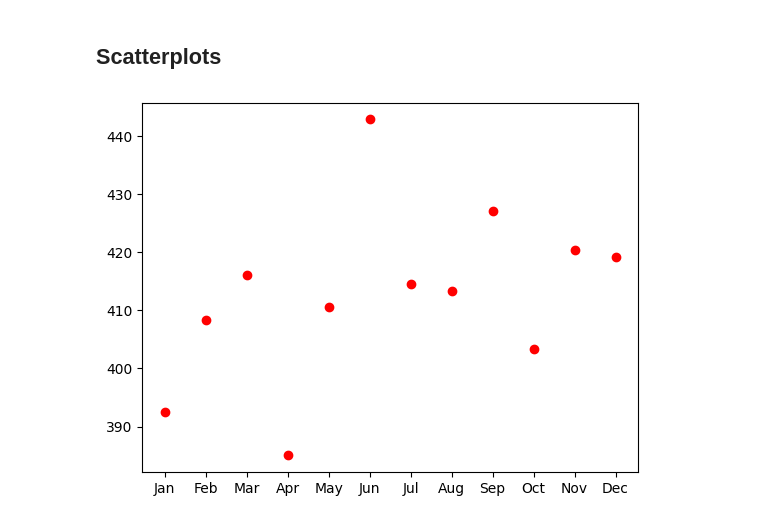
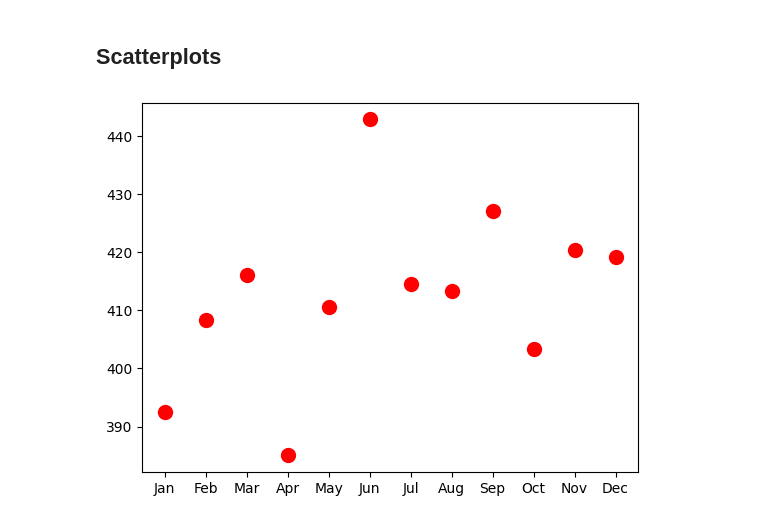
Before and after one commit to PaulToronto/DataCamp---Finance-Fundamentals-in-Python, a Jupyter notebook: 1_4_Visualization_in_Python.ipynb, the cells around one changed output. Drawn from its saved outputs; the diff is of its cells as text; code cells hidden in the pictures.

```diff
--- a/1_4_Visualization_in_Python.ipynb
+++ b/1_4_Visualization_in_Python.ipynb
@@ -26,7 +29,7 @@ plt.show()
 # %% [markdown]
 ## Scatterplots
 # %%
-plt.scatter(x=months, y=close, color='red')
+plt.scatter(x=months, y=close, color='red', s=100)
 plt.show()
 # %% [output]
-[figure, old version]
+[figure, new version]
```
Also changed, not shown: parts of 10 cells of this notebook.
